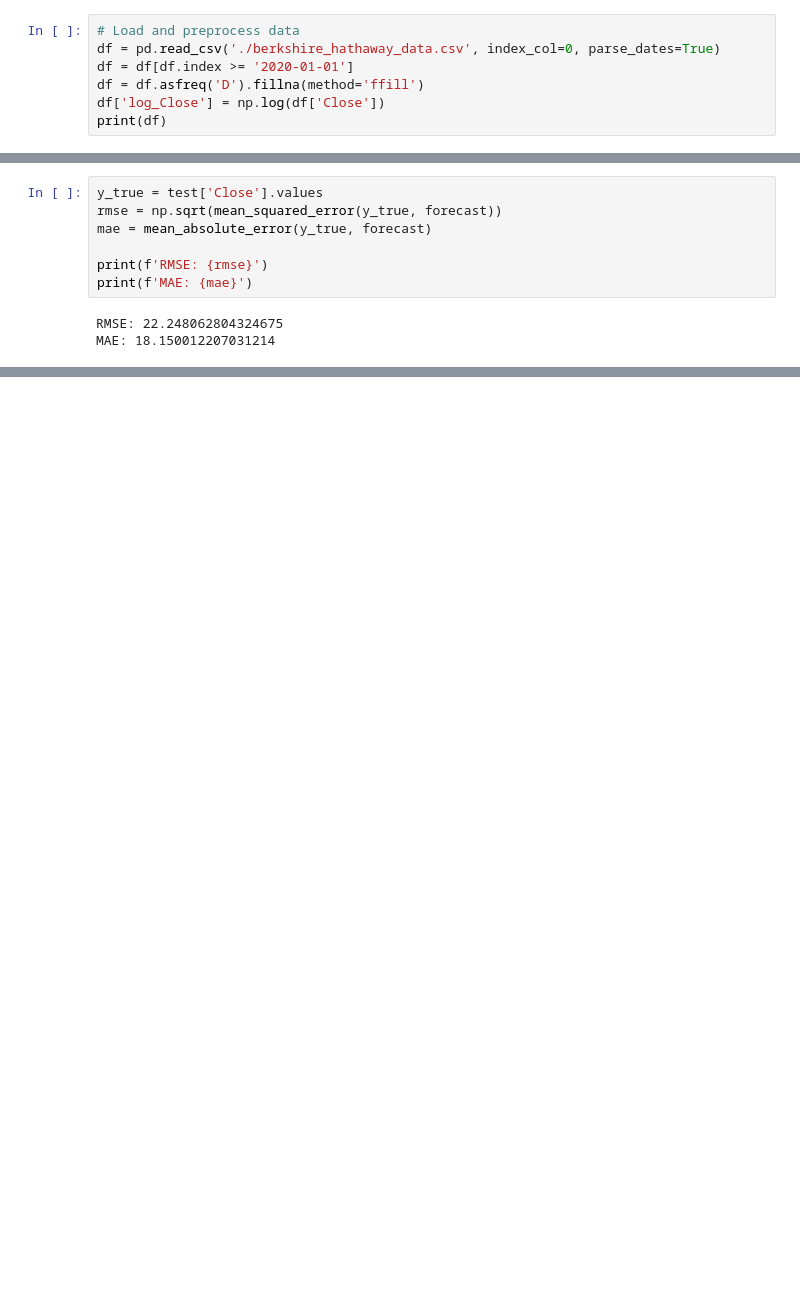
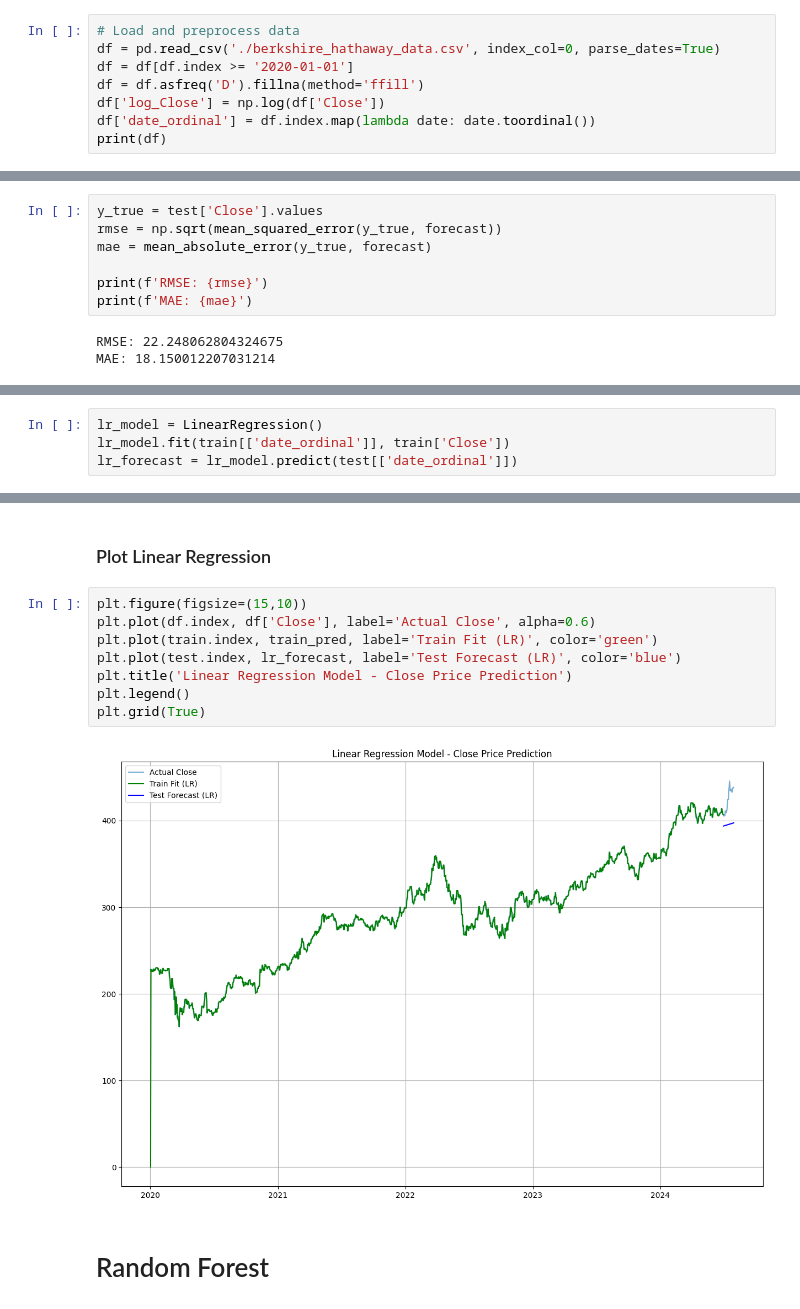
Before and after one commit to tkd995/cs325final, a Jupyter notebook: midterm.ipynb, the cells around one changed output, grey strips where cells are left out. Drawn from its saved outputs; the diff is of its cells as text; blank space fills up the shorter version.

Commit message:
Additional Models

```diff
--- a/midterm.ipynb
+++ b/midterm.ipynb
@@ -17,6 +19,7 @@ df = pd.read_csv('./berkshire_hathaway_data.csv', index_col=0, parse_dates=True)
 df = df[df.index >= '2020-01-01']
 df = df.asfreq('D').fillna(method='ffill')
 df['log_Close'] = np.log(df['Close'])
+df['date_ordinal'] = df.index.map(lambda date: date.toordinal())
 print(df)
 # %% [output]
                   Open        High         Low       Close   Adj Close  \
@@ -150,0 +136,4 @@ MAE: 18.150012207031214
+# %%
+lr_model = LinearRegression()
+lr_model.fit(train[['date_ordinal']], train['Close'])
+lr_forecast = lr_model.predict(test[['date_ordinal']])
@@ -150,0 +150,14 @@ MAE: 18.150012207031214
+# %% [markdown]
+### Plot Linear Regression
+# %%
+plt.figure(figsize=(15,10))
+plt.plot(df.index, df['Close'], label='Actual Close', alpha=0.6)
+plt.plot(train.index, train_pred, label='Train Fit (LR)', color='green')
+plt.plot(test.index, lr_forecast, label='Test Forecast (LR)', color='blue')
+plt.title('Linear Regression Model - Close Price Prediction')
+plt.legend()
+plt.grid(True)
+# %% [output]
+[figure, added]
+# %% [markdown]
+# Random Forest
```
Also changed, not shown: parts of 18 cells of this notebook.
